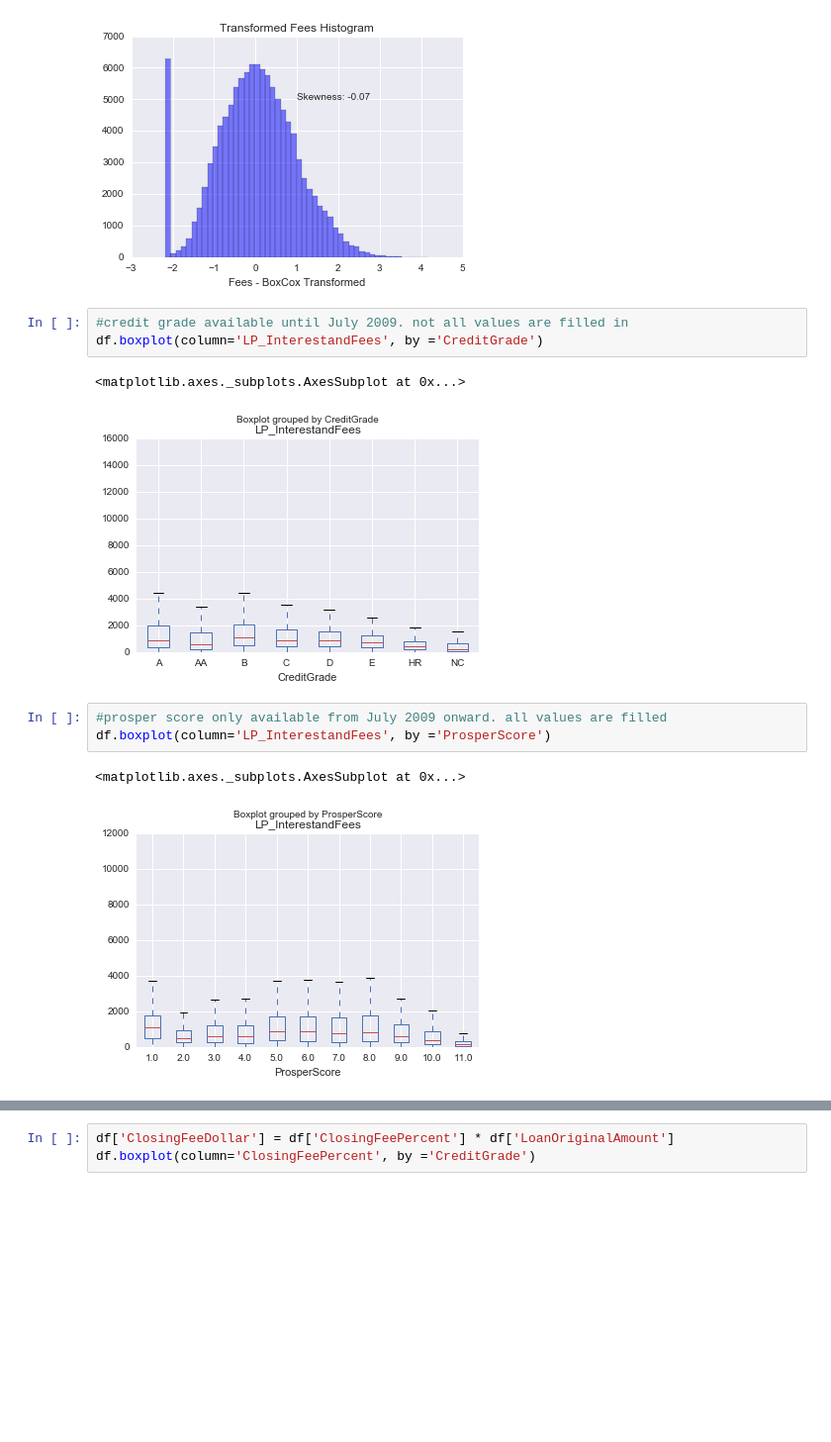
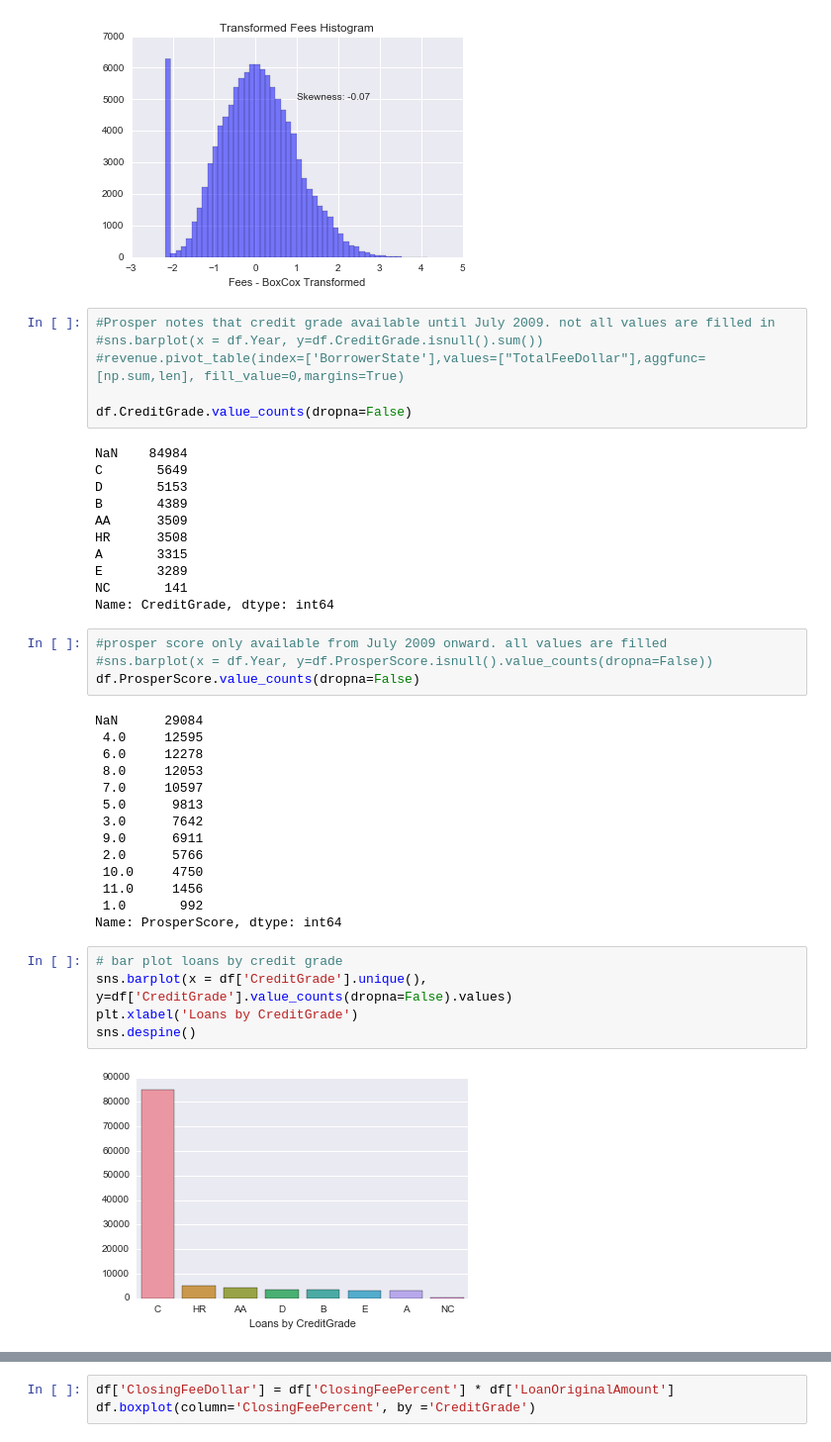
Before and after one commit to yugoli/prosperloananalysis-ipython, a Jupyter notebook: Prosper.ipynb, the cells around one changed output, grey strips where cells are left out. Shown: that part at 99% size. Saved outputs shown, nothing was run; the diff lists cells and outputs as text; blank space fills up the shorter version.

```diff
--- a/Prosper.ipynb
+++ b/Prosper.ipynb
@@ -178,14 +201,44 @@ plt.show()
 # %% [output]
 [figure]
 # %%
-#credit grade available until July 2009. not all values are filled in
-df.boxplot(column='LP_InterestandFees', by ='CreditGrade')
+#Prosper notes that credit grade available until July 2009. not all values are filled in
+#sns.barplot(x = df.Year, y=df.CreditGrade.isnull().sum())
+#revenue.pivot_table(index=['BorrowerState'],values=["TotalFeeDollar"],aggfunc=[np.sum,len], fill_value=0,margins=True)
+
+df.CreditGrade.value_counts(dropna=False)
 # %% [output]
-<matplotlib.axes._subplots.AxesSubplot at 0x...>
+NaN    84984
+C       5649
+D       5153
+B       4389
+AA      3509
+HR      3508
+A       3315
+E       3289
+NC       141
+Name: CreditGrade, dtype: int64
-[figure, removed]
 # %%
 #prosper score only available from July 2009 onward. all values are filled
-df.boxplot(column='LP_InterestandFees', by ='ProsperScore')
+#sns.barplot(x = df.Year, y=df.ProsperScore.isnull().value_counts(dropna=False))
+df.ProsperScore.value_counts(dropna=False)
 # %% [output]
-<matplotlib.axes._subplots.AxesSubplot at 0x...>
+NaN      29084
+ 4.0     12595
+ 6.0     12278
+ 8.0     12053
+ 7.0     10597
+ 5.0      9813
+ 3.0      7642
+ 9.0      6911
+ 2.0      5766
+ 10.0     4750
+ 11.0     1456
+ 1.0       992
+Name: ProsperScore, dtype: int64
-[figure, removed]
+# %%
+# bar plot loans by credit grade
+sns.barplot(x = df['CreditGrade'].unique(), y=df['CreditGrade'].value_counts(dropna=False).values)
+plt.xlabel('Loans by CreditGrade')
+sns.despine()
+# %% [output]
+[figure, added]
```
Also changed, not shown: parts of 43 cells of this notebook.
